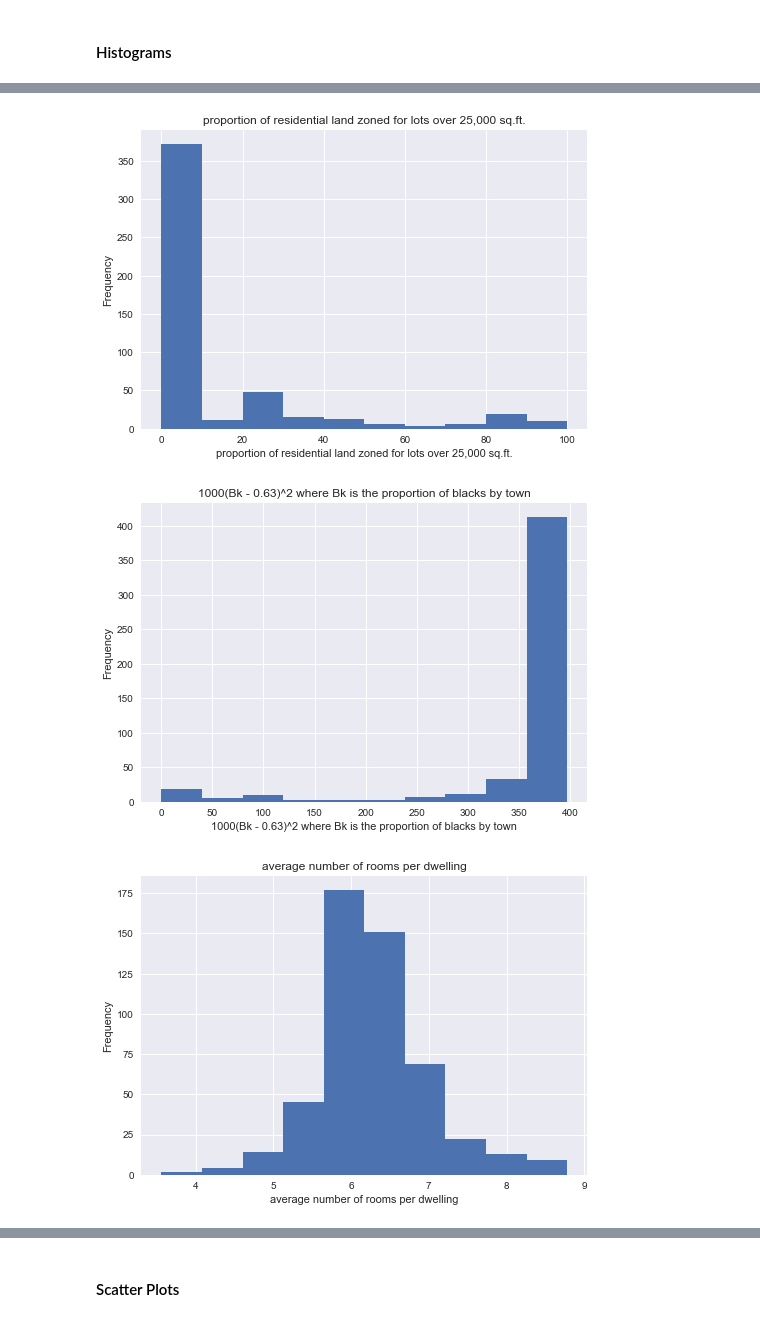
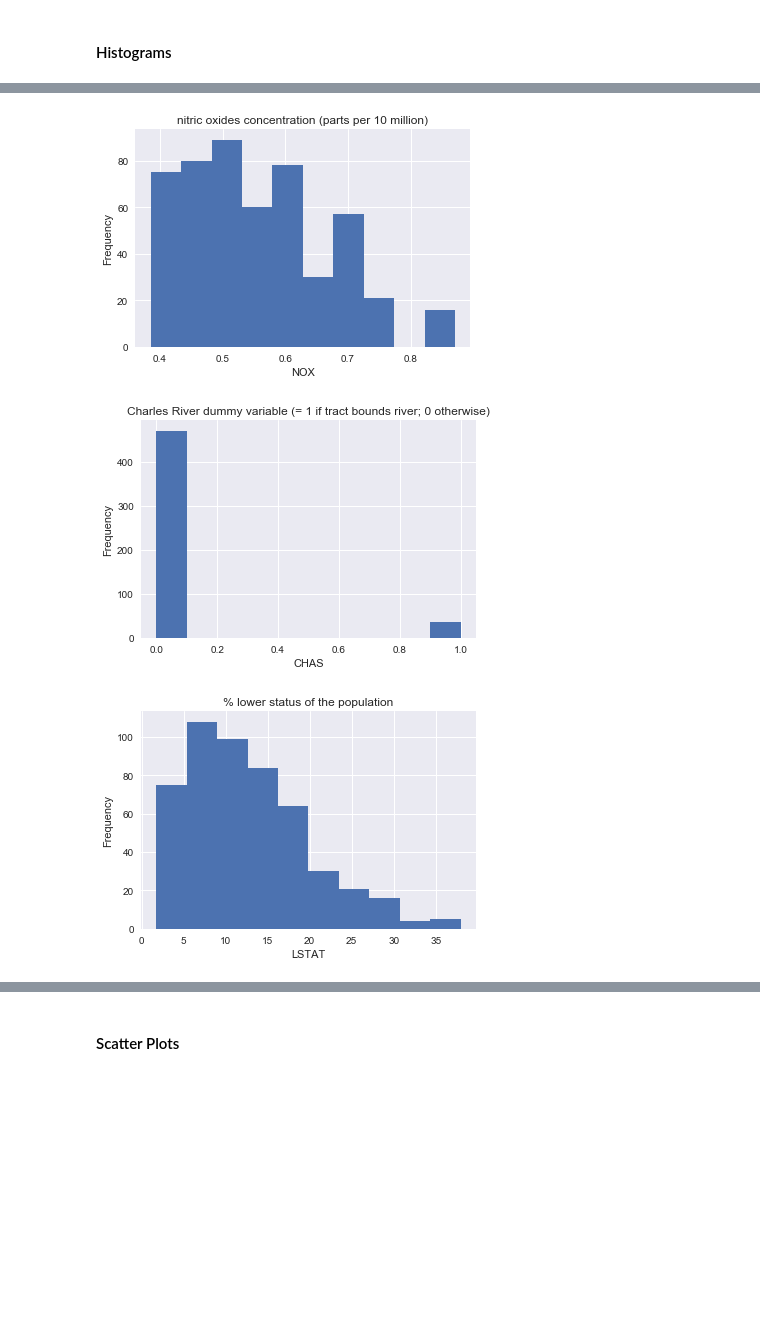
Before and after one commit to LilyElizabethJohn/Springboard---Data-Science-Career-Track, a Jupyter notebook: Machine Learning/Ridge & Lasso Regression - Boston Housing Prices.ipynb, the cells around one changed output, grey strips where cells are left out. Drawn from its saved outputs; the diff is of its cells as text; code cells hidden in the pictures; blank space fills up the shorter version.

```diff
--- a/Machine Learning/Ridge & Lasso Regression - Boston Housing Prices.ipynb
+++ b/Machine Learning/Ridge & Lasso Regression - Boston Housing Prices.ipynb
@@ -102,13 +106,13 @@ field_dict={"CRIM":"per capita crime rate by town",
             "LSTAT":"% lower status of the population",
             "MEDV":"Median value of owner-occupied homes in $1000's"}
 # %%
-def print_histograms(data,idesc):
+def print_histograms(data,i,idesc):
     plt.hist(data)
     plt.title(idesc)
-    plt.xlabel(idesc)
+    plt.xlabel(i)
     plt.ylabel("Frequency")
     plt.show()
 # %%
 for i, j in field_dict.items():
-    print_histograms(boston_df[i],j)
+    print_histograms(boston_df[i],i,j)
 # %% [output]
@@ -116,3 +120,3 @@ for i, j in field_dict.items():
-[figure, old version]
+[figure, new version]
-[figure, old version]
+[figure, new version]
-[figure, old version]
+[figure, new version]
```
Also changed, not shown: parts of 31 cells of this notebook.
